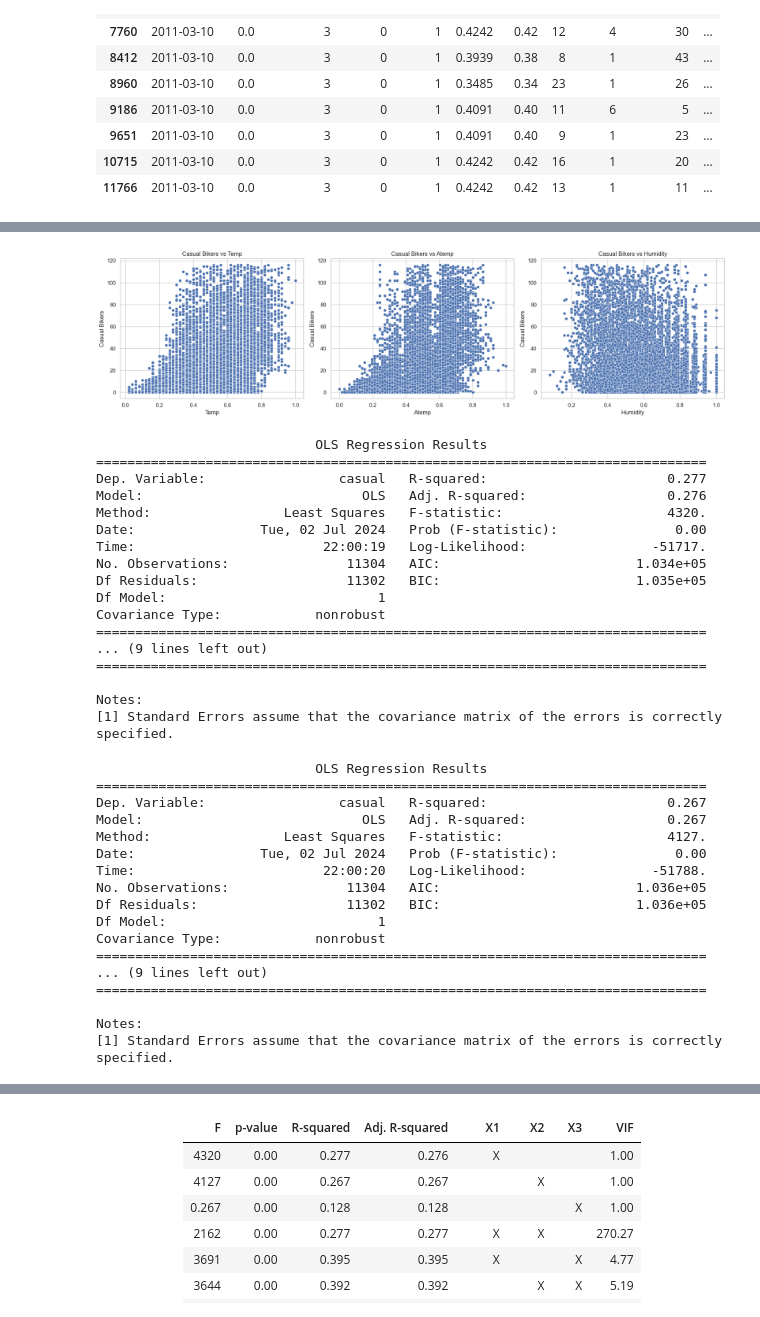
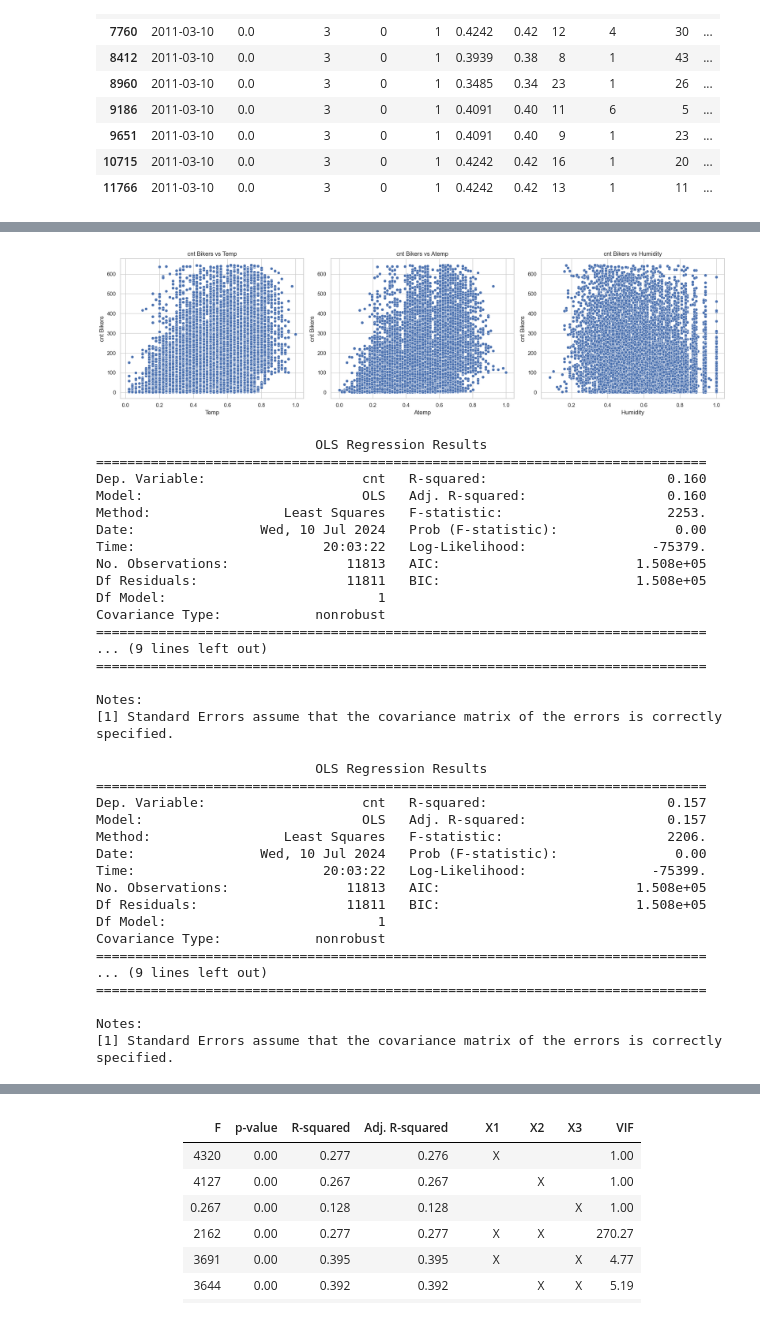
Before and after one commit to ivansetya/Jupyter-Machine-Learning, a Jupyter notebook: bike_sharing_capstone.ipynb, the cells around one changed output, grey strips where cells are left out. Cells and saved outputs as stored; diff of their text form; code cells hidden in the pictures.

```diff
--- a/bike_sharing_capstone.ipynb
+++ b/bike_sharing_capstone.ipynb
@@ -104,0 +164,4 @@ bike['month'] = bike['dteday'].dt.month
+# %%
+bike_new['season'].replace({1: 'Winter', 2: 'Spring', 3: 'Summer', 4: 'Fall'}, inplace=True)
+bike_new['weathersit'].replace({1: 'Clear', 2: 'Mist', 3: 'Light Rain/Snow', 4: 'Heavy Rain/Snow'}, inplace=True)
+bike_new['holiday'].replace({1:'Yes', 0:'No'}, inplace=True)
@@ -128,3 +197,0 @@ memory usage: 1.1 MB
-# %%
-bike_new=bike[['hum','weathersit','holiday','season','temp','atemp','hr','casual','day','month']]
-bike_new.columns
@@ -135,8 +198 @@ Index(['hum', 'weathersit', 'holiday', 'season', 'temp', 'atemp', 'hr',
-# %%
-# Define the time ranges
-bins = [-1, 5, 11, 17, 23]
-labels = ['Night', 'Morning', 'Day', 'Evening']
-
-# Replace the 'hr' column with the new time ranges
-bike_new['hr'] = pd.cut(bike_new['hr'], bins=bins, labels=labels)
 # %% [markdown]
@@ -267,6 +319,6 @@ show_outliers
 bike_new = bike_new[bike_new['hum'] >= 0.00500]
 print(bike_new.shape)
 
-bike_new = bike_new[bike_new['casual'] <= 93.00000]
+bike_new = bike_new[bike_new['cnt'] <= 645.00000]
 print(bike_new.shape)
 # %% [output]
@@ -406,48 +344,48 @@ plt.show()
 # %%
 
 # Set up the plotting environment
 sns.set(style="whitegrid")
 
-# Create scatter plots for casual bikers against temp, atemp, and hum
+# Create scatter plots for cnt bikers against temp, atemp, and hum
 fig, axes = plt.subplots(1, 3, figsize=(18, 5))
 
-# Scatter plot for temp vs casual
-sns.scatterplot(ax=axes[0], x='temp', y='casual', data=bike_new)
-axes[0].set_title('Casual Bikers vs Temp')
+# Scatter plot for temp vs cnt
+sns.scatterplot(ax=axes[0], x='temp', y='cnt', data=bike_new)
+axes[0].set_title('cnt Bikers vs Temp')
 axes[0].set_xlabel('Temp')
-axes[0].set_ylabel('Casual Bikers')
+axes[0].set_ylabel('cnt Bikers')
 
-# Scatter plot for atemp vs casual
-sns.scatterplot(ax=axes[1], x='atemp', y='casual', data=bike_new)
-axes[1].set_title('Casual Bikers vs Atemp')
+# Scatter plot for atemp vs cnt
+sns.scatterplot(ax=axes[1], x='atemp', y='cnt', data=bike_new)
+axes[1].set_title('cnt Bikers vs Atemp')
 axes[1].set_xlabel('Atemp')
-axes[1].set_ylabel('Casual Bikers')
+axes[1].set_ylabel('cnt Bikers')
 
-# Scatter plot for hum vs casual
-sns.scatterplot(ax=axes[2], x='hum', y='casual', data=bike_new)
-axes[2].set_title('Casual Bikers vs Humidity')
+# Scatter plot for hum vs cnt
+sns.scatterplot(ax=axes[2], x='hum', y='cnt', data=bike_new)
+axes[2].set_title('cnt Bikers vs Humidity')
 axes[2].set_xlabel('Humidity')
-axes[2].set_ylabel('Casual Bikers')
+axes[2].set_ylabel('cnt Bikers')
 
 # Show the plots
 plt.tight_layout()
 plt.show()
 # %% [output]
-[figure, old version]
+[figure, new version]
 # %%
-sm_lm = sm.OLS(bike_new['casual'], sm.add_constant(bike_new[['temp']]))
+sm_lm = sm.OLS(bike_new['cnt'], sm.add_constant(bike_new[['temp']]))
 result = sm_lm.fit()
 print(result.summary())
 # %% [output]
                             OLS Regression Results
 ==============================================================================
-Dep. Variable:                 casual   R-squared:                       0.277
-Model:                            OLS   Adj. R-squared:                  0.276
-Method:                 Least Squares   F-statistic:                     4320.
-Date:                Tue, 02 Jul 2024   Prob (F-statistic):               0.00
-Time:                        22:00:19   Log-Likelihood:                -51717.
-No. Observations:               11304   AIC:                         1.034e+05
-Df Residuals:                   11302   BIC:                         1.035e+05
+Dep. Variable:                    cnt   R-squared:                       0.160
+Model:                            OLS   Adj. R-squared:                  0.160
+Method:                 Least Squares   F-statistic:                     2253.
+Date:                Wed, 10 Jul 2024   Prob (F-statistic):               0.00
+Time:                        20:03:22   Log-Likelihood:                -75379.
+No. Observations:               11813   AIC:                         1.508e+05
+Df Residuals:                   11811   BIC:                         1.508e+05
 Df Model:                           1
 Covariance Type:            nonrobust
 ==============================================================================
@@ -457,19 +395,19 @@ Covariance Type:            nonrobust
 Notes:
 [1] Standard Errors assume that the covariance matrix of the errors is correctly specified.
 # %%
-sm_lm = sm.OLS(bike_new['casual'], sm.add_constant(bike_new[['atemp']]))
+sm_lm = sm.OLS(bike_new['cnt'], sm.add_constant(bike_new[['atemp']]))
 result = sm_lm.fit()
 print(result.summary())
 # %% [output]
                             OLS Regression Results
 ==============================================================================
-Dep. Variable:                 casual   R-squared:                       0.267
-Model:                            OLS   Adj. R-squared:                  0.267
-Method:                 Least Squares   F-statistic:                     4127.
-Date:                Tue, 02 Jul 2024   Prob (F-statistic):               0.00
-Time:                        22:00:20   Log-Likelihood:                -51788.
-No. Observations:               11304   AIC:                         1.036e+05
-Df Residuals:                   11302   BIC:                         1.036e+05
+Dep. Variable:                    cnt   R-squared:                       0.157
+Model:                            OLS   Adj. R-squared:                  0.157
+Method:                 Least Squares   F-statistic:                     2206.
+Date:                Wed, 10 Jul 2024   Prob (F-statistic):               0.00
+Time:                        20:03:22   Log-Likelihood:                -75399.
+No. Observations:               11813   AIC:                         1.508e+05
+Df Residuals:                   11811   BIC:                         1.508e+05
 Df Model:                           1
 Covariance Type:            nonrobust
 ==============================================================================
```
Also changed, not shown: parts of 62 cells of this notebook, 27 other files.
